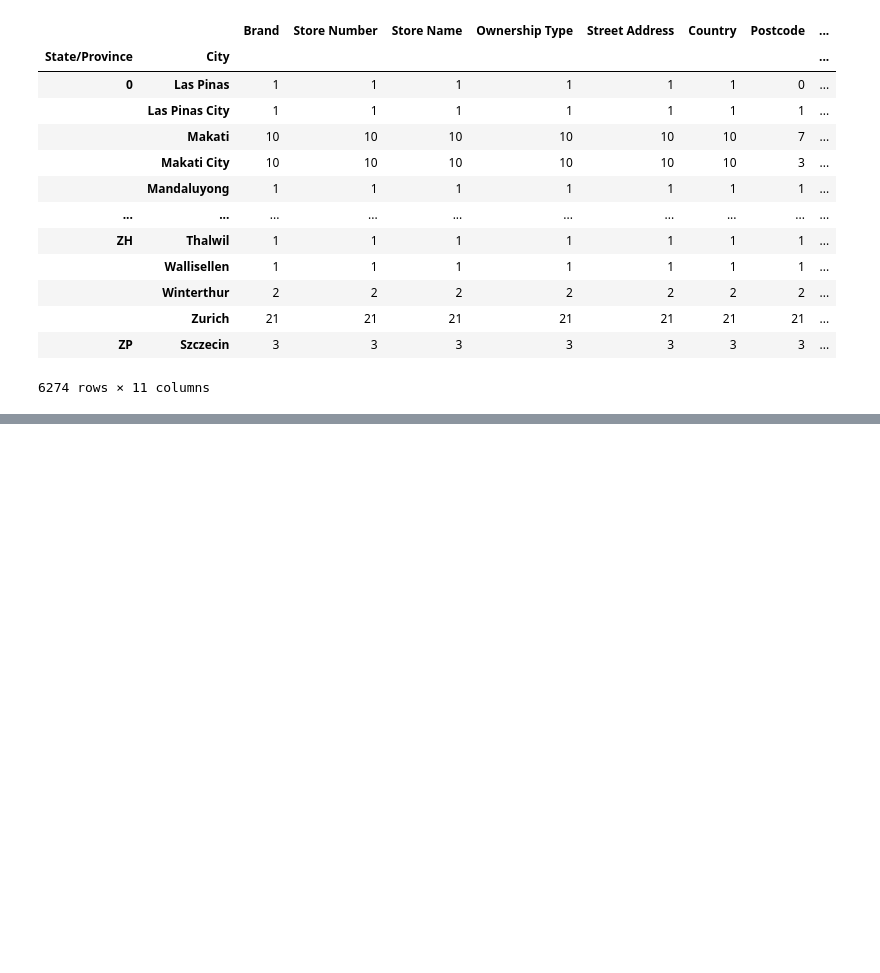
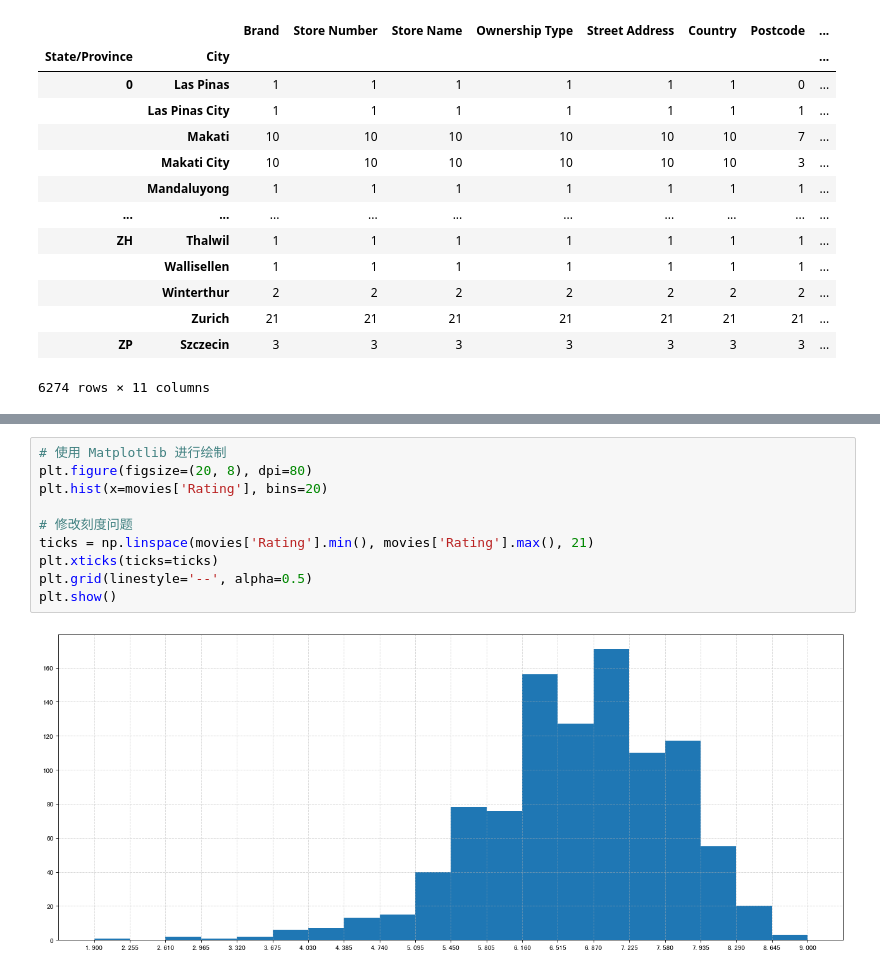
Before and after one commit to NekoSilverFox/Data-Mining, a Jupyter notebook: 003 - Pandas/Pandas.ipynb, the cells around one changed output, grey strips where cells are left out. Cells and saved outputs as stored; diff of their text form; blank space fills up the shorter version.

```diff
--- a/003 - Pandas/Pandas.ipynb
+++ b/003 - Pandas/Pandas.ipynb
@@ -1745,0 +1810,12 @@ sb_sount2
+# %%
+# 使用 Matplotlib 进行绘制
+plt.figure(figsize=(20, 8), dpi=80)
+plt.hist(x=movies['Rating'], bins=20)
+
+# 修改刻度问题
+ticks = np.linspace(movies['Rating'].min(), movies['Rating'].max(), 21)
+plt.xticks(ticks=ticks)
+plt.grid(linestyle='--', alpha=0.5)
+plt.show()
+# %% [output]
+[figure, added]
```
Also changed, not shown: parts of 21 cells of this notebook, 3 other files.
